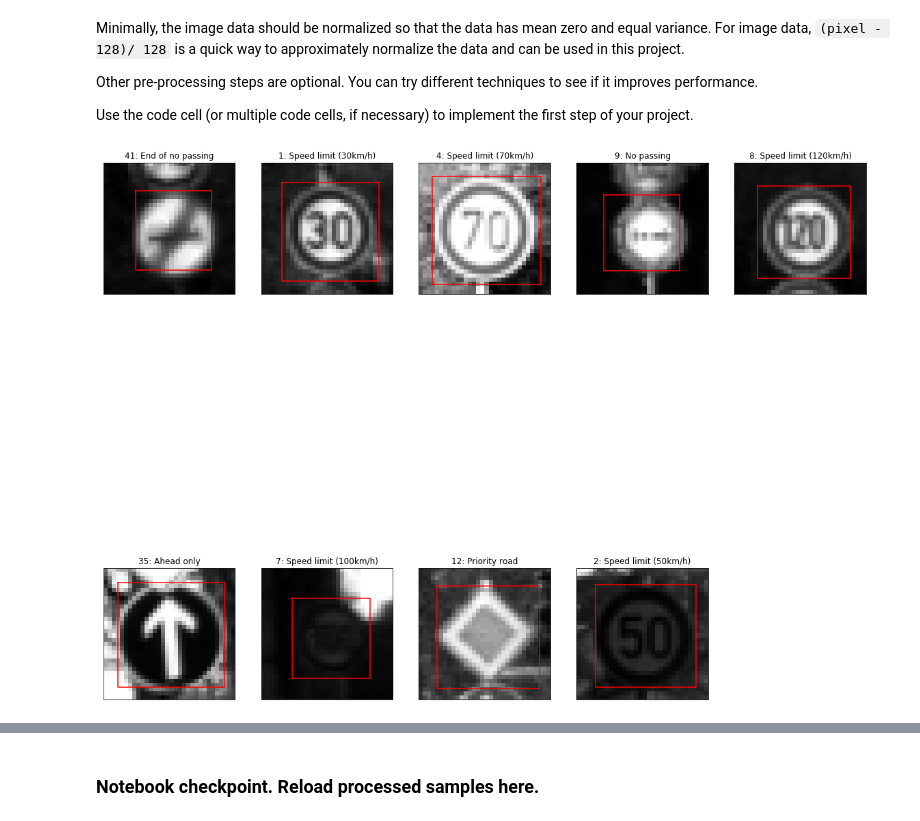
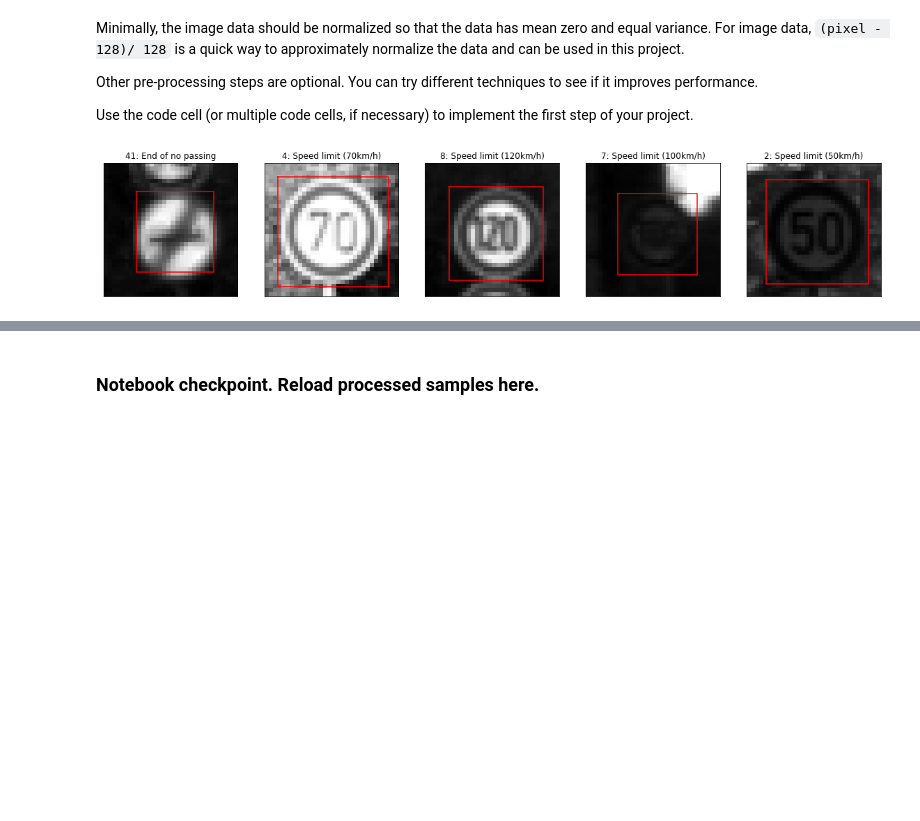
Before and after one commit to ysono/CarND-T1P2-Traffic-Sign-Classifier-Project, a Jupyter notebook: Traffic_Sign_Classifier.ipynb, the cells around one changed output, grey strips where cells are left out. Drawn from its saved outputs; the diff is of its cells as text; code cells hidden in the pictures; blank space fills up the shorter version.

```diff
--- a/Traffic_Sign_Classifier.ipynb
+++ b/Traffic_Sign_Classifier.ipynb
@@ -191,11 +199,11 @@ import numpy as np
 def pre_proc_images_gray(images):
     return np.array([cv2.cvtColor(img, cv2.COLOR_RGB2GRAY).reshape(image_dim, image_dim, 1) for img in images])
 # %%
-temp_dataset = sample_dataset_by_interval(train_dataset, 4000)
+temp_dataset = sample_dataset_by_interval(train_dataset, 8000)
 temp_dataset['features'] = pre_proc_images_gray(temp_dataset['features'])[:,:,:,0]
 visualize_dataset(temp_dataset, cmap='gray')
 # %% [output]
-[figure, old version]
+[figure, new version]
 # %%
 def pre_proc_images_normalize(images):
     return (images.astype(np.float32) - 128) / 128
```
Also changed, not shown: parts of 26 cells of this notebook.
